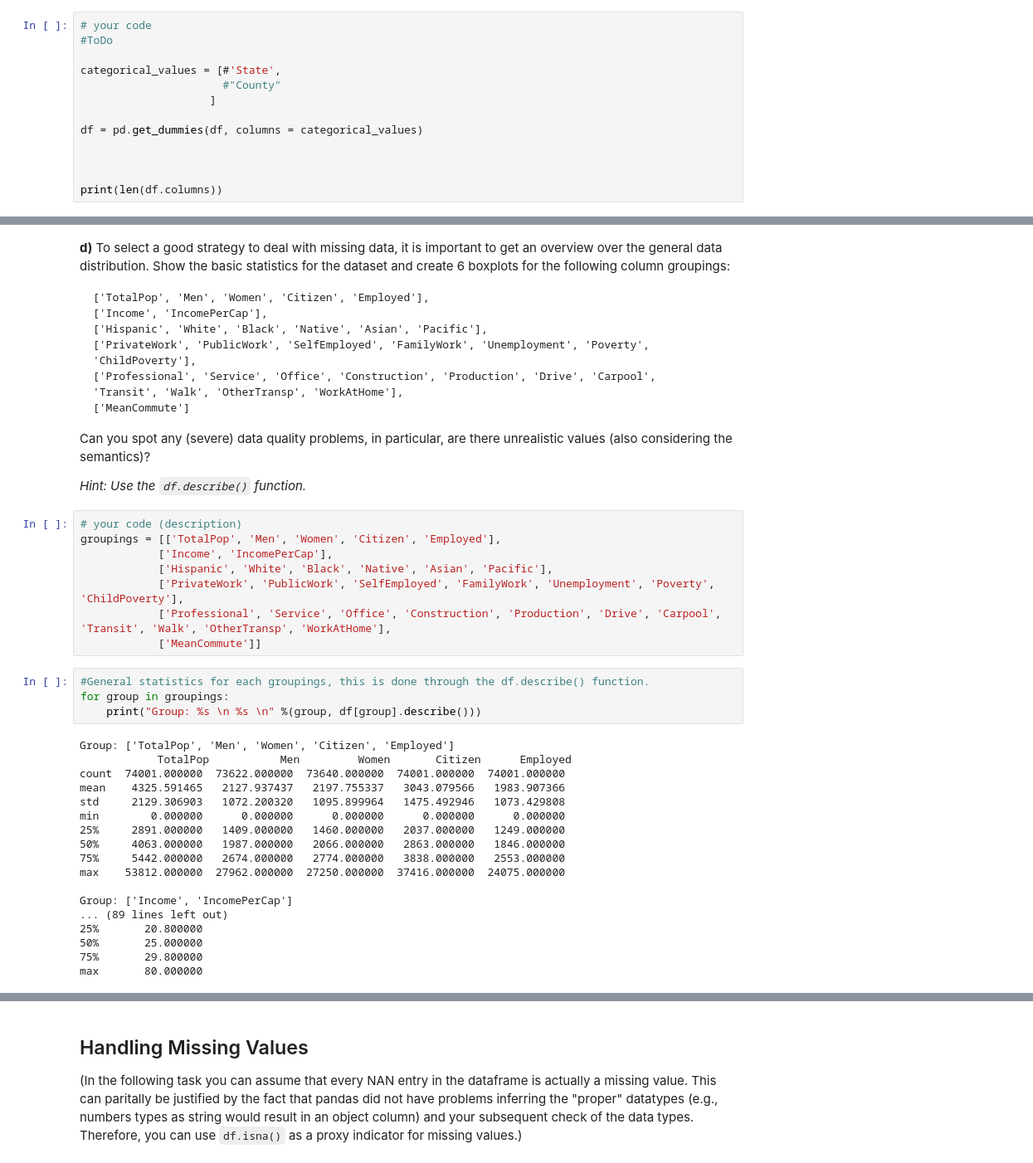
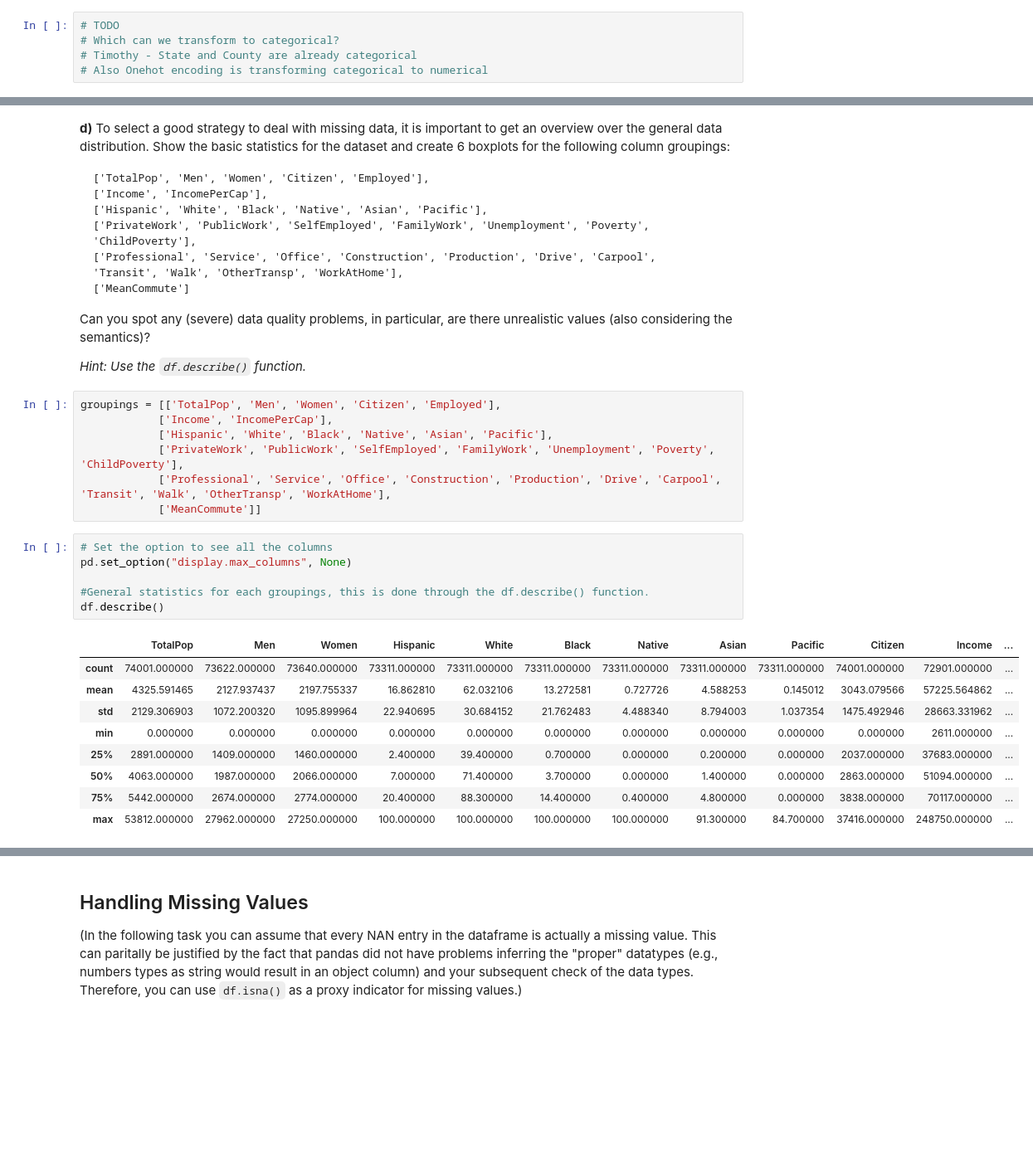
Before and after one commit to Starcrysis/assignment_2, a Jupyter notebook: assignment_2.ipynb, the cells around one changed output, grey strips where cells are left out. Shown at 83% size. Cells and saved outputs as stored; diff of their text form; blank space fills up the shorter version.

```diff
--- a/assignment_2.ipynb
+++ b/assignment_2.ipynb
@@ -177,15 +185,7 @@ dtype: object
 Are there any categorical column candidates? Explain your answer. \
 Afterwards, convert these columns into categorical columns.
 # %%
-# your code
-#ToDo
-
-categorical_values = [#'State',
-                      #"County"
-                    ]
-
-df = pd.get_dummies(df, columns = categorical_values)
-
-
-
-print(len(df.columns))
+# TODO
+# Which can we transform to categorical?
+# Timothy - State and County are already categorical
+# Also Onehot encoding is transforming categorical to numerical
@@ -210,7 +206,6 @@ Can you spot any (severe) data quality problems, in particular, are there unreal
 
 *Hint: Use the `df.describe()` function.*
 # %%
-# your code (description)
 groupings = [['TotalPop', 'Men', 'Women', 'Citizen', 'Employed'],
             ['Income', 'IncomePerCap'],
             ['Hispanic', 'White', 'Black', 'Native', 'Asian', 'Pacific'],
@@ -218,25 +213,19 @@ groupings = [['TotalPop', 'Men', 'Women', 'Citizen', 'Employed'],
             ['Professional', 'Service', 'Office', 'Construction', 'Production', 'Drive', 'Carpool', 'Transit', 'Walk', 'OtherTransp', 'WorkAtHome'],
             ['MeanCommute']]
 # %%
+# Set the option to see all the columns
+pd.set_option("display.max_columns", None)
+
 #General statistics for each groupings, this is done through the df.describe() function.
-for group in groupings:
-    print("Group: %s \n %s \n" %(group, df[group].describe()))
+df.describe()
 # %% [output]
-Group: ['TotalPop', 'Men', 'Women', 'Citizen', 'Employed']
-            TotalPop           Men         Women       Citizen      Employed
-count  74001.000000  73622.000000  73640.000000  74001.000000  74001.000000
-mean    4325.591465   2127.937437   2197.755337   3043.079566   1983.907366
-std     2129.306903   1072.200320   1095.899964   1475.492946   1073.429808
-min        0.000000      0.000000      0.000000      0.000000      0.000000
-25%     2891.000000   1409.000000   1460.000000   2037.000000   1249.000000
-50%     4063.000000   1987.000000   2066.000000   2863.000000   1846.000000
-75%     5442.000000   2674.000000   2774.000000   3838.000000   2553.000000
-max    53812.000000  27962.000000  27250.000000  37416.000000  24075.000000
-
-Group: ['Income', 'IncomePerCap']
-... (89 lines left out)
-25%       20.800000
-50%       25.000000
-75%       29.800000
-max       80.000000
+|  | TotalPop | Men | Women | Hispanic | White | Black | Native | Asian | Pacific | Citizen | Income | ... |
+| count | 74001.000000 | 73622.000000 | 73640.000000 | 73311.000000 | 73311.000000 | 73311.000000 | 73311.000000 | 73311.000000 | 73311.000000 | 74001.000000 | 72901.000000 | ... |
+| mean | 4325.591465 | 2127.937437 | 2197.755337 | 16.862810 | 62.032106 | 13.272581 | 0.727726 | 4.588253 | 0.145012 | 3043.079566 | 57225.564862 | ... |
+| std | 2129.306903 | 1072.200320 | 1095.899964 | 22.940695 | 30.684152 | 21.762483 | 4.488340 | 8.794003 | 1.037354 | 1475.492946 | 28663.331962 | ... |
+| min | 0.000000 | 0.000000 | 0.000000 | 0.000000 | 0.000000 | 0.000000 | 0.000000 | 0.000000 | 0.000000 | 0.000000 | 2611.000000 | ... |
+| 25% | 2891.000000 | 1409.000000 | 1460.000000 | 2.400000 | 39.400000 | 0.700000 | 0.000000 | 0.200000 | 0.000000 | 2037.000000 | 37683.000000 | ... |
+| 50% | 4063.000000 | 1987.000000 | 2066.000000 | 7.000000 | 71.400000 | 3.700000 | 0.000000 | 1.400000 | 0.000000 | 2863.000000 | 51094.000000 | ... |
+| 75% | 5442.000000 | 2674.000000 | 2774.000000 | 20.400000 | 88.300000 | 14.400000 | 0.400000 | 4.800000 | 0.000000 | 3838.000000 | 70117.000000 | ... |
+| max | 53812.000000 | 27962.000000 | 27250.000000 | 100.000000 | 100.000000 | 100.000000 | 100.000000 | 91.300000 | 84.700000 | 37416.000000 | 248750.000000 | ... |
 # %%
```
Also changed, not shown: parts of 17 cells of this notebook.
